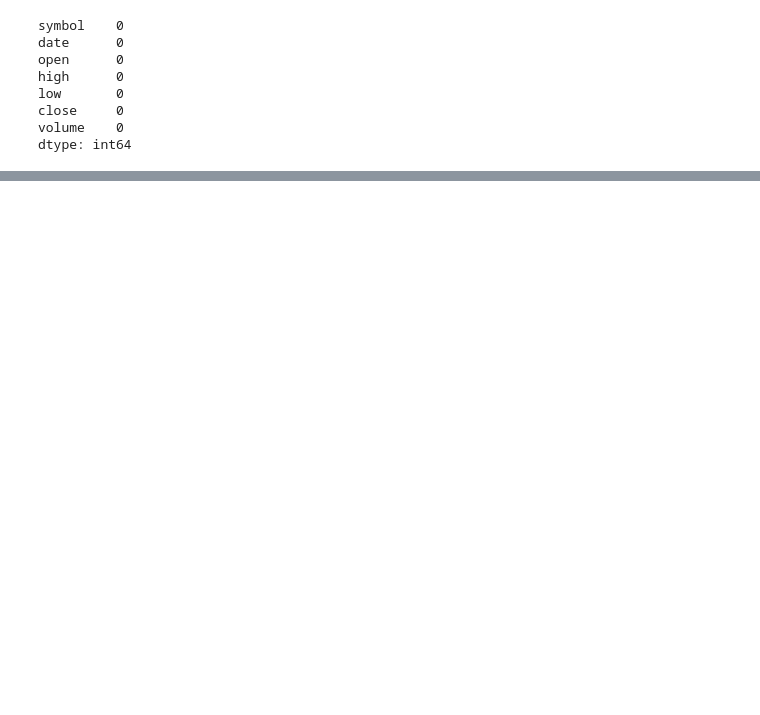
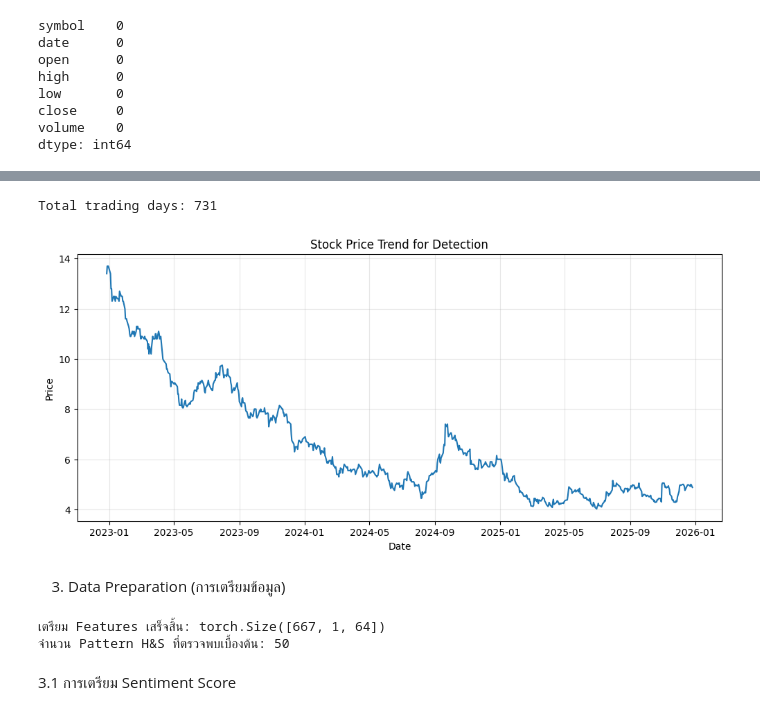
Before and after one commit to hilmanyusoh/Stock-market-chart-pattern-recognition-using-deep-learning, a Jupyter notebook: stock_pattern/code/detect_h&d_dl.ipynb, the cells around one changed output, grey strips where cells are left out. Drawn from its saved outputs; the diff is of its cells as text; code cells hidden in the pictures; blank space fills up the shorter version.

```diff
--- a/stock_pattern/code/detect_h&d_dl.ipynb
+++ b/stock_pattern/code/detect_h&d_dl.ipynb
@@ -15,14 +12,23 @@ session.set_keyspace('stock_data')
 # %%
+
+# เชื่อมต่อ Cassandra (ปรับ IP/Keyspace ตามจริงของคุณ)
+cluster = Cluster(['127.0.0.1'])
 session = cluster.connect('stock_data')
-query = """
-    SELECT symbol, date, open, high, low, close, volume
-    FROM candlestick_data
-        """
 
-rows = session.execute(query)
-df = pd.DataFrame(list(rows))
+def load_data_from_cassandra(symbol):
+    query = f""" SELECT symbol, date, open, high, low, close, volume FROM candlestick_data
+    WHERE symbol='{symbol}'"""
+    rows = session.execute(query)
 
-# จัดเรียงข้อมูลตามวันที่ (Time-series ordering)
-df['date'] = pd.to_datetime(df['date'])
-df.sort_values(by=['symbol', 'date'], inplace=True)
-df.reset_index(drop=True, inplace=True)
+    df = pd.DataFrame(list(rows))
+
+    # สำคัญมาก: ต้องแปลง date และเรียงลำดับเวลา
+    df['date'] = pd.to_datetime(df['date'])
+    df.sort_values('date', inplace=True)
+    df.reset_index(drop=True, inplace=True)
+
+    return df
+
+# ดึงข้อมูลหุ้นตัวอย่าง
+df = load_data_from_cassandra('BANPU')
+print(df.head())
@@ -93,0 +65,18 @@ End Date: 2025-12-26 00:00:00
+# %%
+print(f"\nTotal trading days: {len(df)}")
+# %% [output]
+Total trading days: 731
+# %%
+import matplotlib.pyplot as plt
+
+plt.figure(figsize=(12, 5))
+plt.plot(df['date'], df['close'], label='Close Price')
+plt.title(f'Stock Price Trend for Detection')
+plt.xlabel('Date')
+plt.ylabel('Price')
+plt.grid(True, alpha=0.3)
+plt.show()
+# %% [output]
+[figure, added]
+# %% [markdown]
+3. Data Preparation (การเตรียมข้อมูล)
@@ -93,0 +118,16 @@ End Date: 2025-12-26 00:00:00
+# %%
+
+# --- รันการเตรียมข้อมูล ---
+X_data, y_data = prepare_data_for_training(df)
+
+# แปลงเป็น Tensor สำหรับ PyTorch (1D CNN ต้องการรูปทรง [Batch, Channel, Length])
+X_tensor = torch.tensor(X_data).view(-1, 1, 64)
+y_tensor = torch.tensor(y_data).view(-1, 1)
+
+print(f"เตรียม Features เสร็จสิ้น: {X_tensor.shape}")
+print(f"จำนวน Pattern H&S ที่ตรวจพบเบื้องต้น: {sum(y_data)}")
+# %% [output]
+เตรียม Features เสร็จสิ้น: torch.Size([667, 1, 64])
+จำนวน Pattern H&S ที่ตรวจพบเบื้องต้น: 50
+# %% [markdown]
+3.1 การเตรียม Sentiment Score
```
Also changed, not shown: parts of 25 cells of this notebook, 1 other file.
